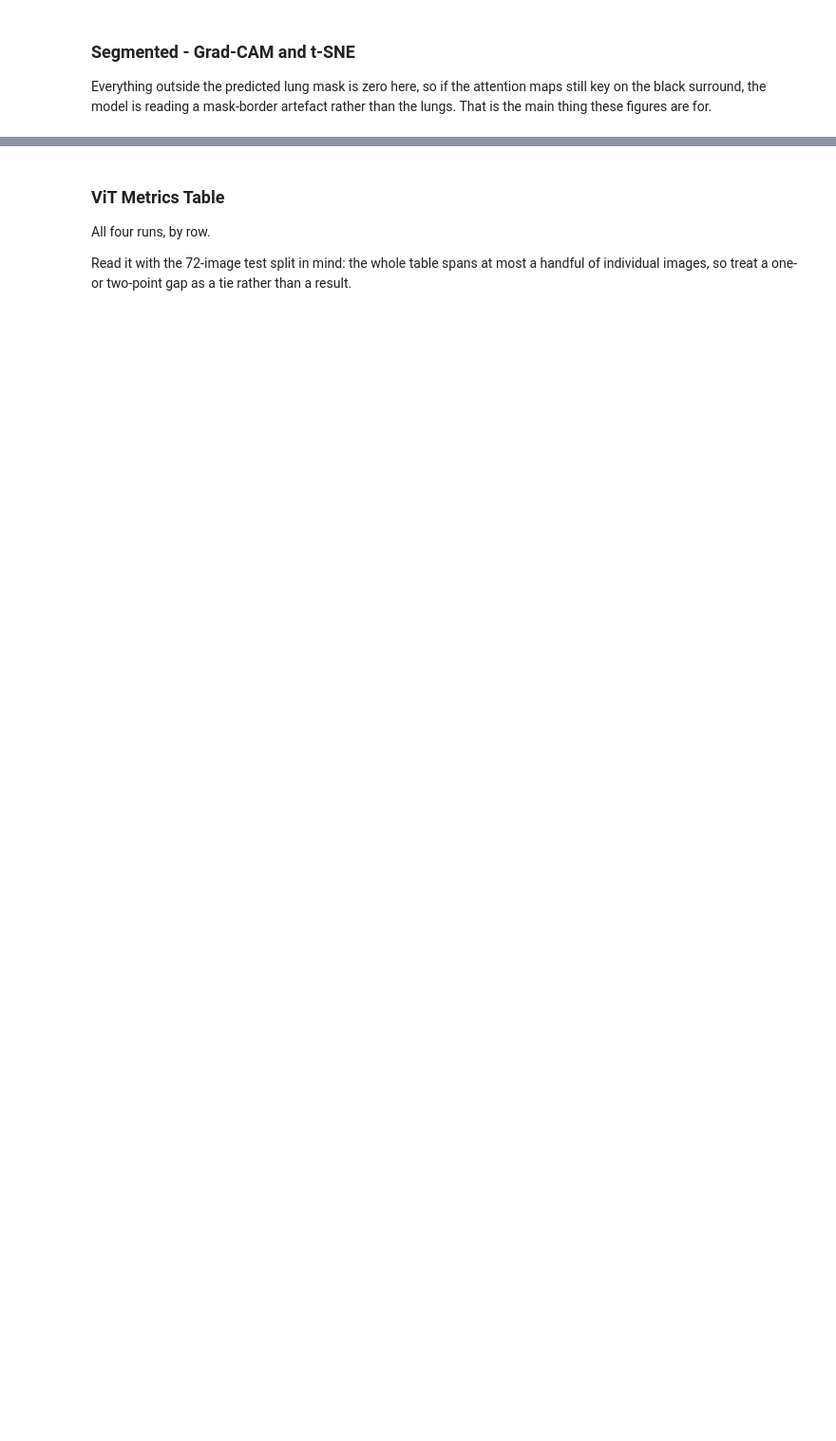
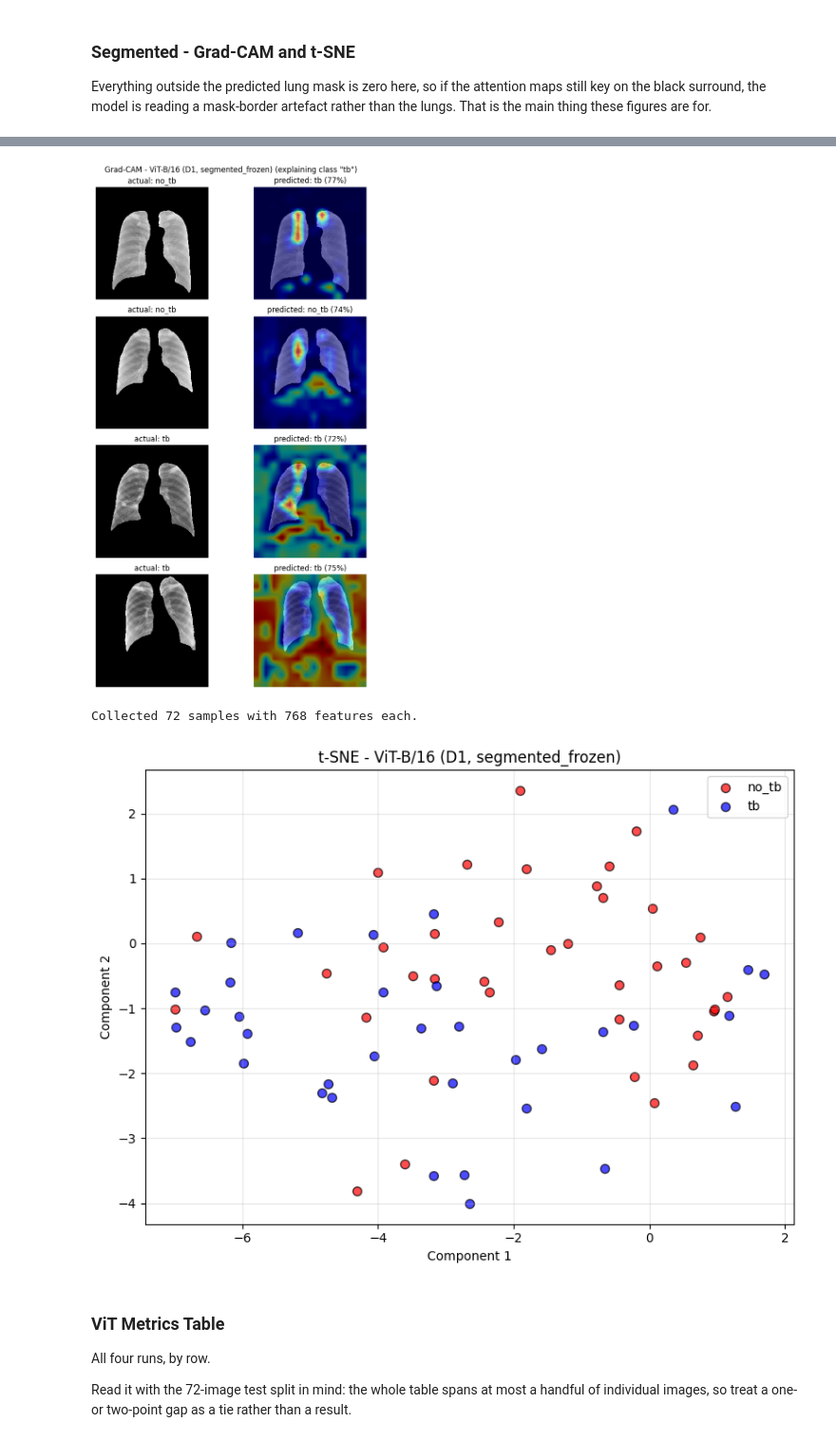
Before and after one commit to Daudi-Zacharia/msc-thesis, a Jupyter notebook: classification/clean_notebooks/d1_experiments.ipynb, the cells around one changed output, grey strips where cells are left out. Shown at 95% size. Drawn from its saved outputs; the diff is of its cells as text; code cells hidden in the pictures; blank space fills up the shorter version.

```diff
--- a/classification/clean_notebooks/d1_experiments.ipynb
+++ b/classification/clean_notebooks/d1_experiments.ipynb
@@ -1865,3 +2037,21 @@ _ = run_tsne_vit(model, test_dir, TF_SEG_IMAGENET_EVAL,
+# %%
+CAM_RUN = 'segmented_frozen'      # or 'segmented_frozen'
+
+test_dir = os.path.join(DIR_SEGMENTED, 'test')
+
+model = load_checkpoint(VIT_CHECKPOINTS[CAM_RUN], how='state_dict',
+                        builder=lambda: build_vit_b16(),
+                        device=device)
+
+plot_gradcam_vit(model, test_dir, TF_SEG_IMAGENET_EVAL, *(IMAGENET_MEAN, IMAGENET_STD),
+                 target_class=1, title=f'ViT-B/16 (D1, {CAM_RUN})', device=device)
+
+_ = run_tsne_vit(model, test_dir, TF_SEG_IMAGENET_EVAL,
+                 title=f'ViT-B/16 (D1, {CAM_RUN})', device=device)
+# %% [output]
+[figure, added]
+Collected 72 samples with 768 features each.
+[figure, added]
 # %% [markdown]
 ### ViT Metrics Table
 
```
Also changed, not shown: parts of 23 cells of this notebook.
